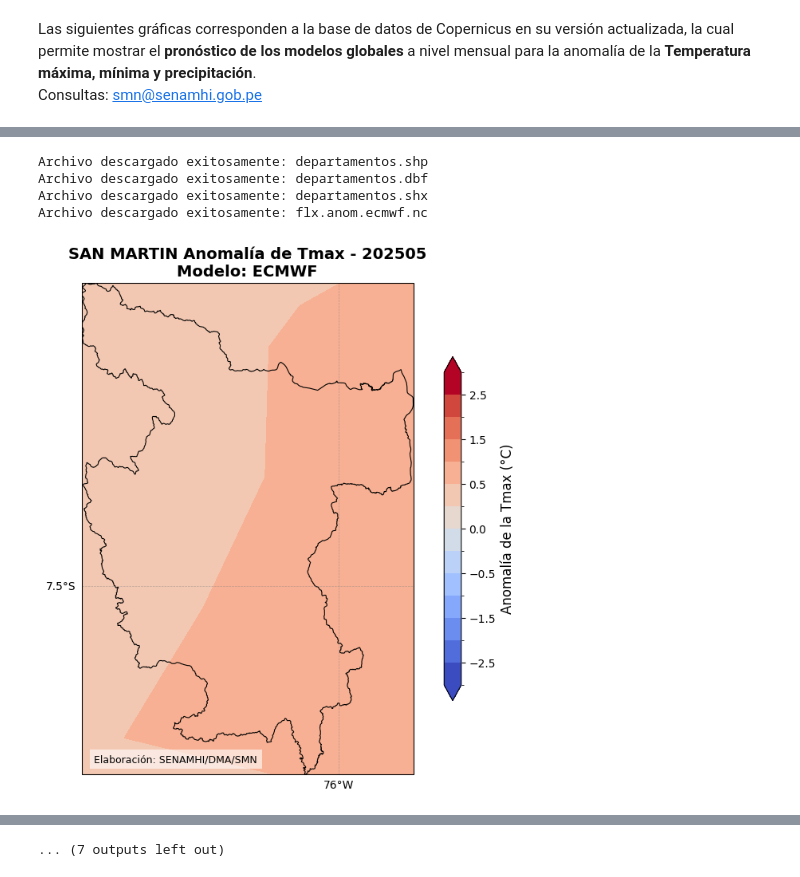
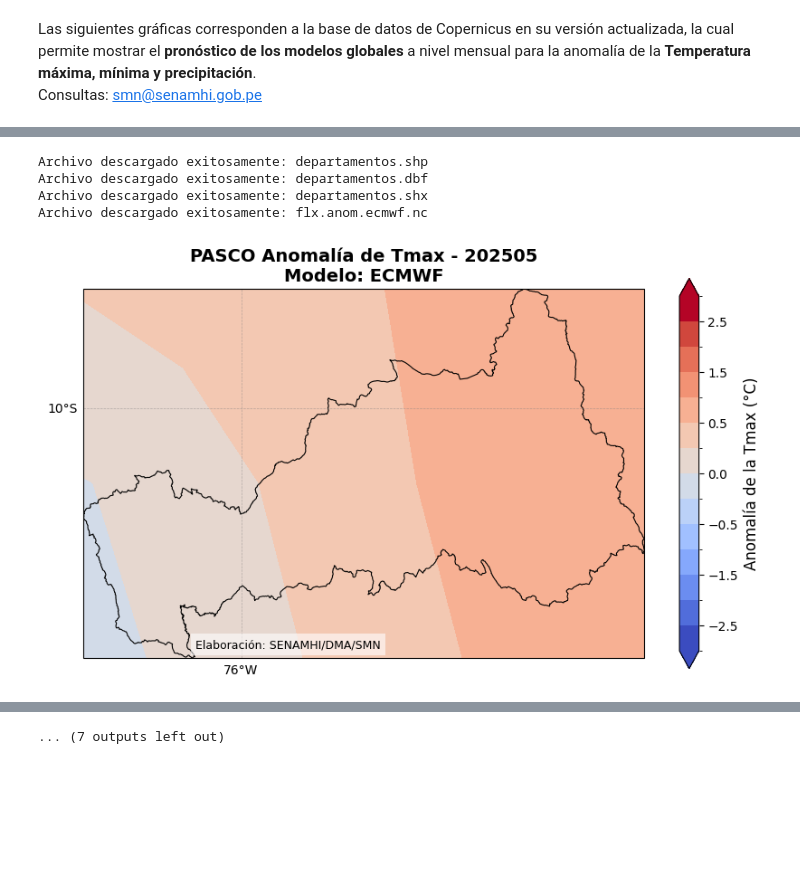
Before and after one commit to SMN-SENAMHI/C3Smensual, a Jupyter notebook: ECMWF_DPTO_anomPrecTmaxTmin.ipynb, the cells around one changed output, grey strips where cells are left out. Saved outputs shown, nothing was run; the diff lists cells and outputs as text; code cells hidden in the pictures; blank space fills up the shorter version.

```diff
--- a/ECMWF_DPTO_anomPrecTmaxTmin.ipynb
+++ b/ECMWF_DPTO_anomPrecTmaxTmin.ipynb
@@ -58,7 +70,7 @@ import matplotlib.ticker as mticker
 import cartopy.feature as cfeature
 import geopandas as gpd
 
-dpto_seleccion = 'SAN MARTIN'  # Selecciona el departamento por nombre
+dpto_seleccion = 'PASCO'  # Selecciona el departamento por nombre
 
 # Función para descargar archivos desde una URL
 def download_file(url, local_path):
@@ -203,31 +215,31 @@ variables_info = {
         'cmap': 'BrBG',
         'bounds': np.array([-100, -80, -50, -30, -20, -10, -5, -2.5, 0, 2.5, 5, 10, 20, 30, 50, 80, 100]),
         'title_prefix': f'{dpto_seleccion} Anomalía de la Precipitación',
         'filename_suffix': 'anomPrec',
         'colorbar_label': 'Anomalía de la precipitación (mm/mes)'
     }
 }
 
 
 # Procesar cada modelo
 for modelo in modelos:
     ds = xr.open_dataset(local_data_file)
 
     # Convertir precipitación acumulada si está presente
     if 'tpara' in ds:
         segundos_por_mes = 30 * 24 * 3600
         ds['tpara'] = ds['tpara'] * 1000 * segundos_por_mes
 
     ref_time = ref_time_ecmwf
 
     for var, info in variables_info.items():
         if var in ds:
             variable = ds[var]
             norm = BoundaryNorm(boundaries=info['bounds'], ncolors=256)
             plot_variable(variable, var, info['cmap'], info['bounds'], norm, info['title_prefix'], output_dir, info['filename_suffix'], info['colorbar_label'], modelo, ref_time, gdf_departamento_seleccionado)
 # %% [output]
 Archivo descargado exitosamente: departamentos.shp
 Archivo descargado exitosamente: departamentos.dbf
 Archivo descargado exitosamente: departamentos.shx
 Archivo descargado exitosamente: flx.anom.ecmwf.nc
-[figure, old version]
+[figure, new version]
```
Also changed, not shown: parts of 4 cells of this notebook.
